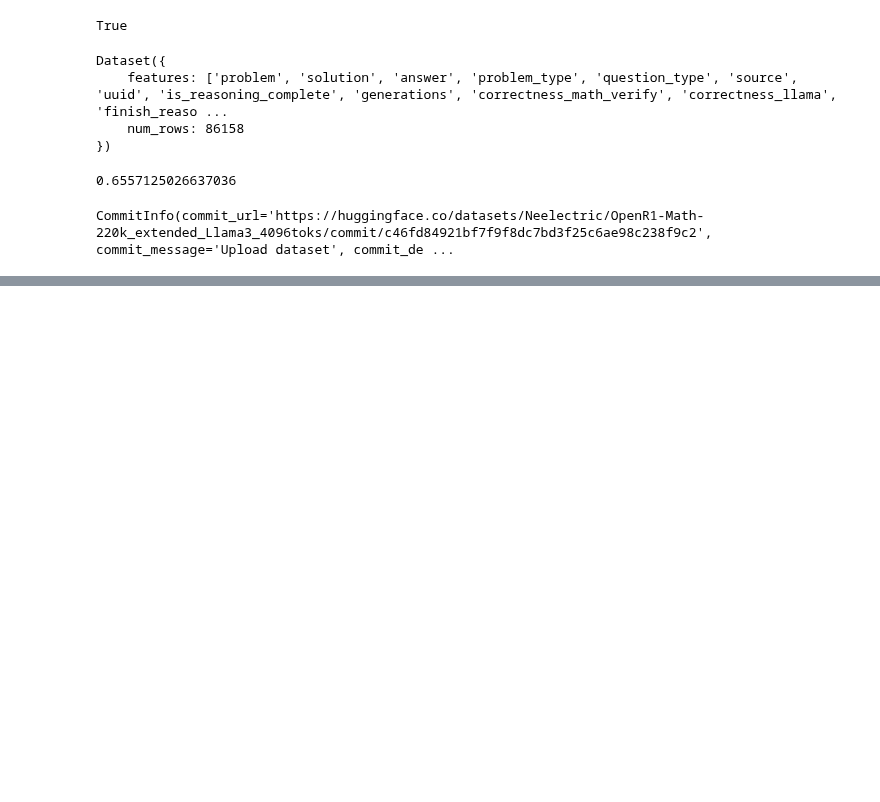
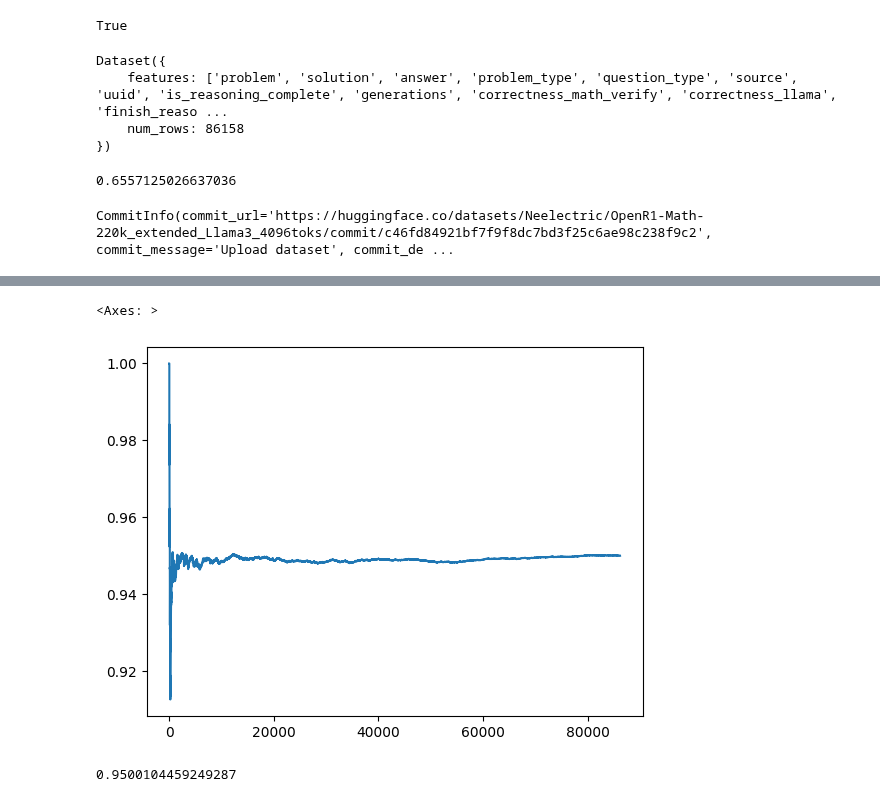
Before and after one commit to Neelectric/open-r1_safety, a Jupyter notebook: filtering_scripts/math_open-r1_tok_filters.ipynb, the cells around one changed output, grey strips where cells are left out. Cells and saved outputs as stored; diff of their text form; code cells hidden in the pictures; blank space fills up the shorter version.

```diff
--- a/filtering_scripts/math_open-r1_tok_filters.ipynb
+++ b/filtering_scripts/math_open-r1_tok_filters.ipynb
@@ -120,0 +151,11 @@ CommitInfo(commit_url='https://huggingface.co/datasets/Neelectric/OpenR1-Math-22
+# %%
+ds_id_05 = "Neelectric/Replay_0.05.OpenR1-Math-220k_extended.wildguardmix.Llama3_4096toks"
+ratios_05 = get_ratios(ds_id_05)
+sns.lineplot(ratios_05)
+# %% [output]
+<Axes: >
+[figure, added]
+# %%
+print(ratios_05[-1])
+# %% [output]
+0.9500104459249287
```
Also changed, not shown: parts of 3 cells of this notebook.
